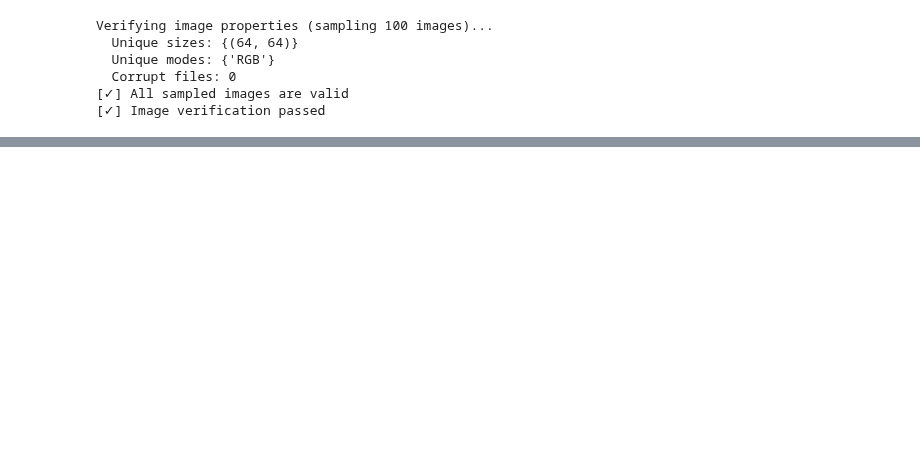
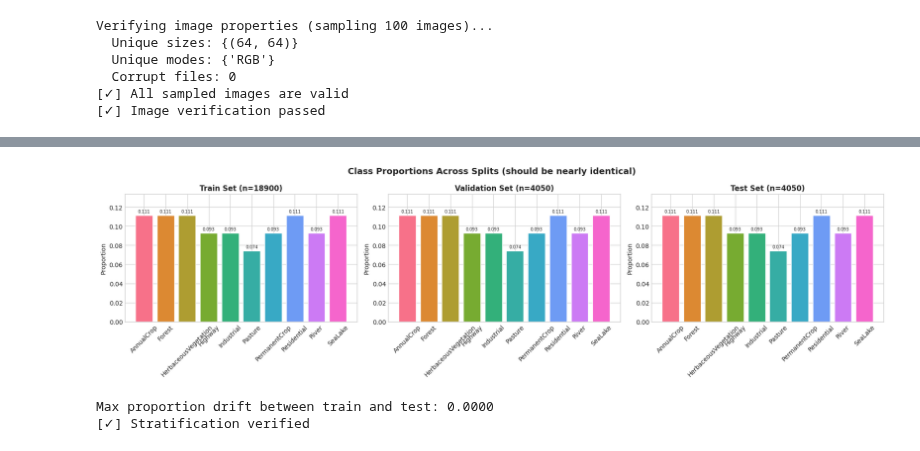
Before and after one commit to yash1-coder/dissertation, a Jupyter notebook: CNN.ipynb, the cells around one changed output, grey strips where cells are left out. Saved outputs shown, nothing was run; the diff lists cells and outputs as text; code cells hidden in the pictures; blank space fills up the shorter version.

```diff
--- a/CNN.ipynb
+++ b/CNN.ipynb
@@ -551,0 +562,33 @@ NameError: name 'DATA_DIR' is not defined
+# %%
+colors = sns.color_palette("husl", n_colors=NUM_CLASSES)
+fig, axes = plt.subplots(1, 3, figsize=(18, 5))
+split_names = ["Train", "Validation", "Test"]
+split_dfs = [df_train, df_val, df_test]
+
+for ax, name, df_split in zip(axes, split_names, split_dfs):
+    counts_s = df_split["class_name"].value_counts().sort_index()
+    proportions = counts_s / counts_s.sum()
+    bars = ax.bar(proportions.index, proportions.values, color=colors, edgecolor="white")
+    ax.set_title(f"{name} Set (n={len(df_split)})", fontsize=12, fontweight="bold")
+    ax.set_ylabel("Proportion")
+    ax.tick_params(axis="x", rotation=45)
+    ax.set_ylim(0, max(proportions.values) * 1.2)
+    for bar, prop in zip(bars, proportions.values):
+        ax.text(bar.get_x() + bar.get_width() / 2, bar.get_height() + 0.002,
+                f"{prop:.3f}", ha="center", va="bottom", fontsize=7)
+
+fig.suptitle("Class Proportions Across Splits (should be nearly identical)", fontsize=14, fontweight="bold")
+plt.tight_layout()
+fig.savefig(PROJECT_ROOT / "data" / "eda" / "split_stratification_check.png", dpi=150, bbox_inches="tight")
+plt.show()
+
+train_props = df_train["class_name"].value_counts(normalize=True).sort_index()
+test_props = df_test["class_name"].value_counts(normalize=True).sort_index()
+max_drift = (train_props - test_props).abs().max()
+print(f"Max proportion drift between train and test: {max_drift:.4f}")
+assert max_drift < 0.02, "Stratification failed — drift too large"
+print("[✓] Stratification verified")
+# %% [output]
+[figure, added]
+Max proportion drift between train and test: 0.0000
+[✓] Stratification verified
```
Also changed, not shown: parts of 22 cells of this notebook, 7 other files.
